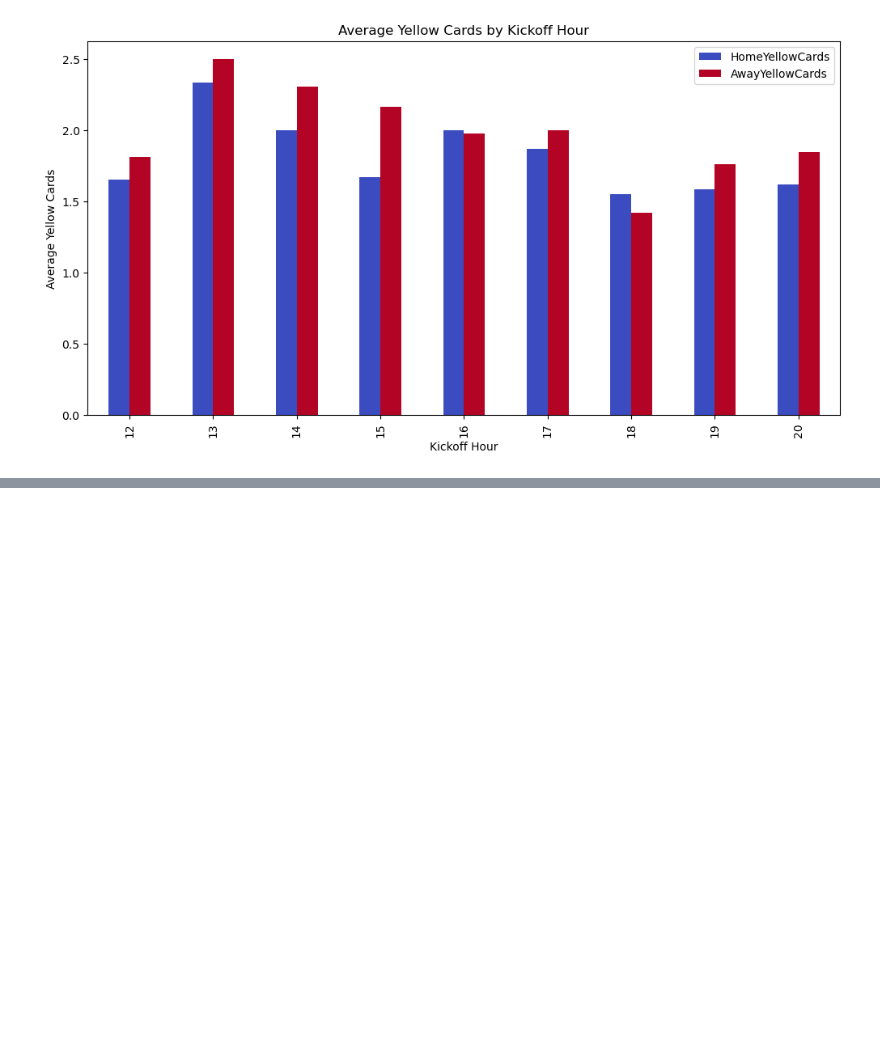
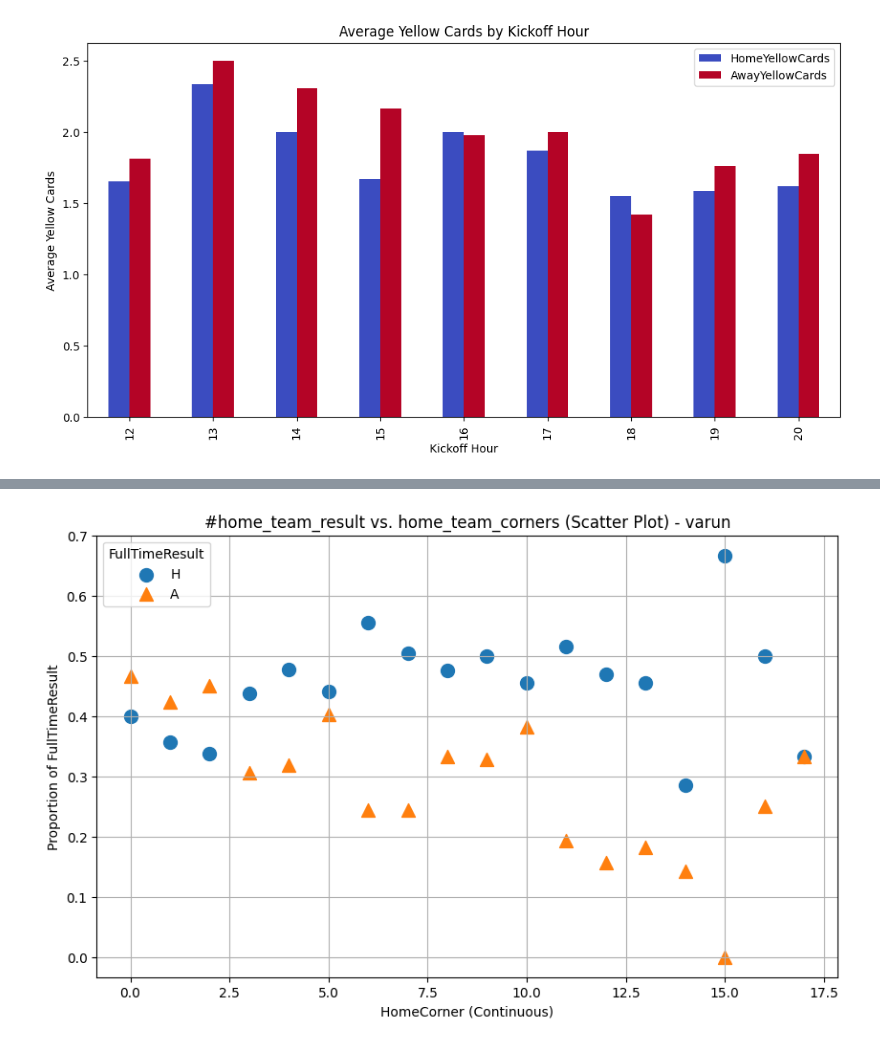
Before and after one commit to BhosaleAniket/MATH-189-Final-Project, a Jupyter notebook: final_project.ipynb, the cells around one changed output, grey strips where cells are left out. Saved outputs shown, nothing was run; the diff lists cells and outputs as text; code cells hidden in the pictures; blank space fills up the shorter version.

```diff
--- a/final_project.ipynb
+++ b/final_project.ipynb
@@ -427,0 +492,27 @@ plt.show()
+# %%
+import pandas as pd
+import matplotlib.pyplot as plt
+
+# Create a pivot table: counts for each FullTimeResult grouped by HomeCorner
+pivot = combined_df.groupby("HomeCorners")["FullTimeResult"].value_counts().unstack(fill_value=0)
+
+# Convert counts to proportions (each row sums to 1)
+prop = pivot.div(pivot.sum(axis=1), axis=0)
+
+# If needed, ensure the HomeCorner index is numeric
+prop.index = pd.to_numeric(prop.index, errors='coerce')
+
+# Create a scatter plot for each result category
+plt.figure(figsize=(10, 6))
+plt.scatter(prop.index, prop['H'], label='H', s=100, marker='o')
+#plt.scatter(prop.index, prop['D'], label='D', s=100, marker='s')
+plt.scatter(prop.index, prop['A'], label='A', s=100, marker='^')
+
+plt.title('#home_team_result vs. home_team_corners (Scatter Plot) - varun')
+plt.xlabel('HomeCorner (Continuous)')
+plt.ylabel('Proportion of FullTimeResult')
+plt.legend(title="FullTimeResult")
+plt.grid(True)
+plt.show()
+# %% [output]
+[figure, added]
```
Also changed, not shown: parts of 16 cells of this notebook.
